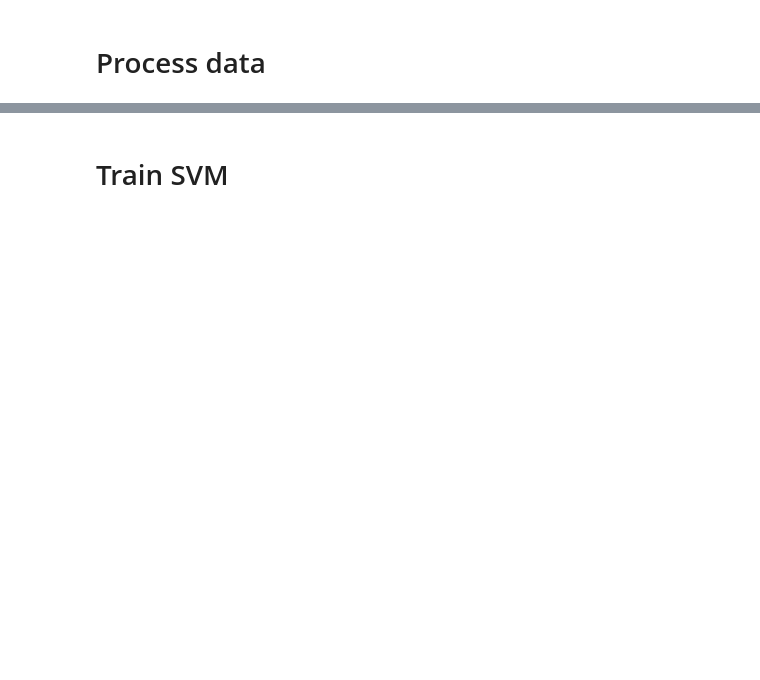
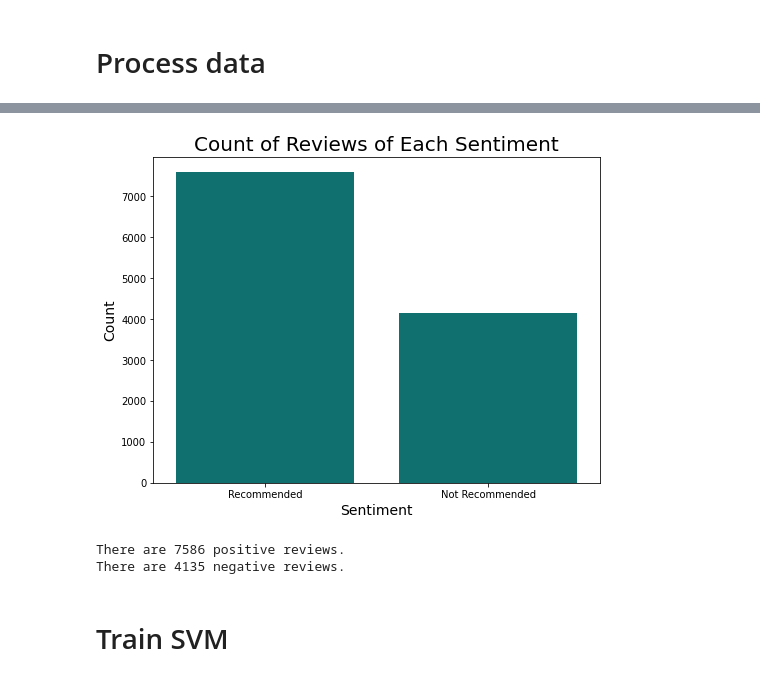
Before and after one commit to WANGKAIVICTOR/COMP7630-Text-Sentiment-Classifier, a Jupyter notebook: tmp.ipynb, the cells around one changed output, grey strips where cells are left out. Drawn from its saved outputs; the diff is of its cells as text; code cells hidden in the pictures; blank space fills up the shorter version.

```diff
--- a/tmp.ipynb
+++ b/tmp.ipynb
@@ -102,3 +334,19 @@ Name: comment, Length: 21021, dtype: object
+# %%
+plt.figure(figsize=(8, 6))
+ax = sns.countplot(x=new_data_df['label'], color='teal')
+#plt.xlim(0,12000)
+plt.ylabel('Count', fontsize=14)
+plt.xlabel('Sentiment', fontsize=14)
+plt.title('Count of Reviews of Each Sentiment', fontsize=20)
+plt.show()
+# %% [output]
+[figure, added]
+# %%
+print('There are '+ str(text_data[text_data['label']=='Recommended'].shape[0])+' positive reviews.')
+print('There are '+ str(text_data[text_data['label']=='Not Recommended'].shape[0]) + ' negative reviews.')
+# %% [output]
+There are 7586 positive reviews.
+There are 4135 negative reviews.
 # %% [markdown]
 # Train SVM
 # %%
```
Also changed, not shown: parts of 10 cells of this notebook, 2 other files.
